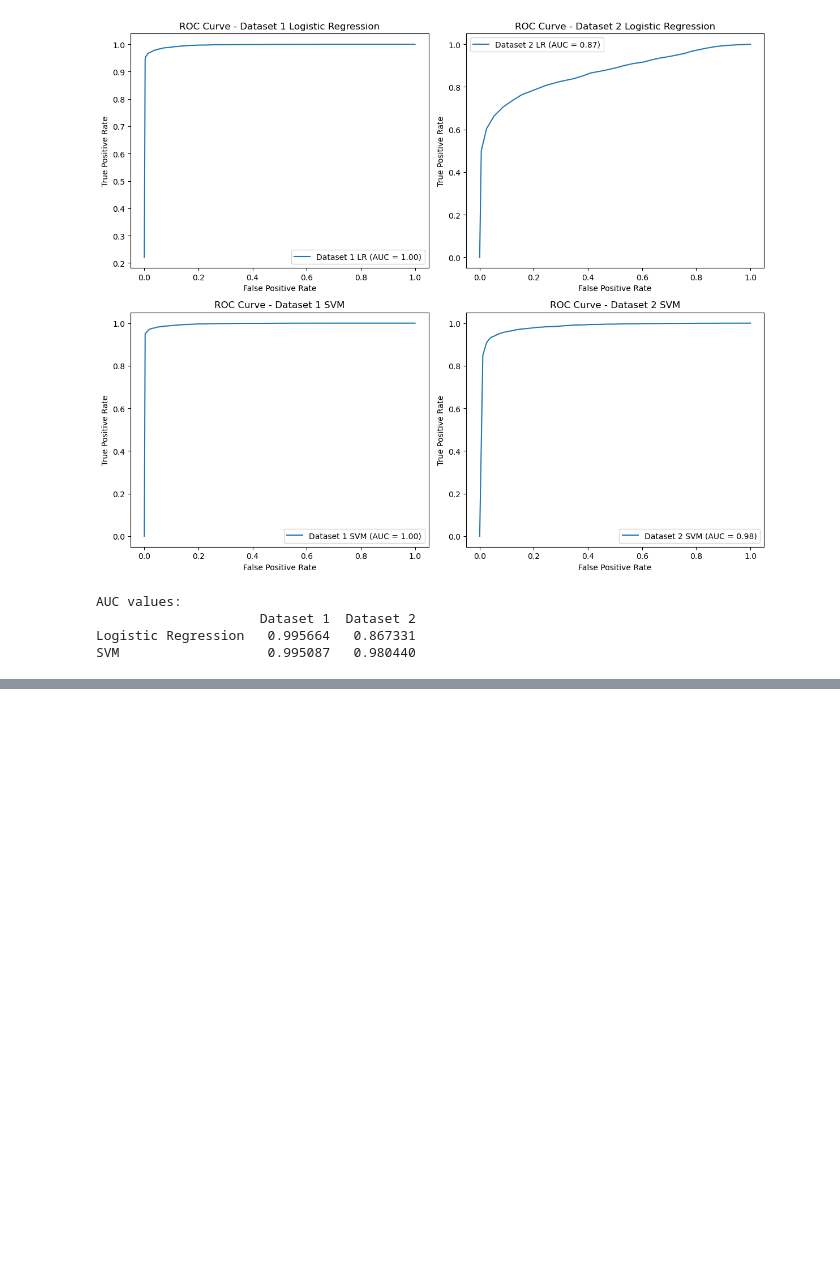
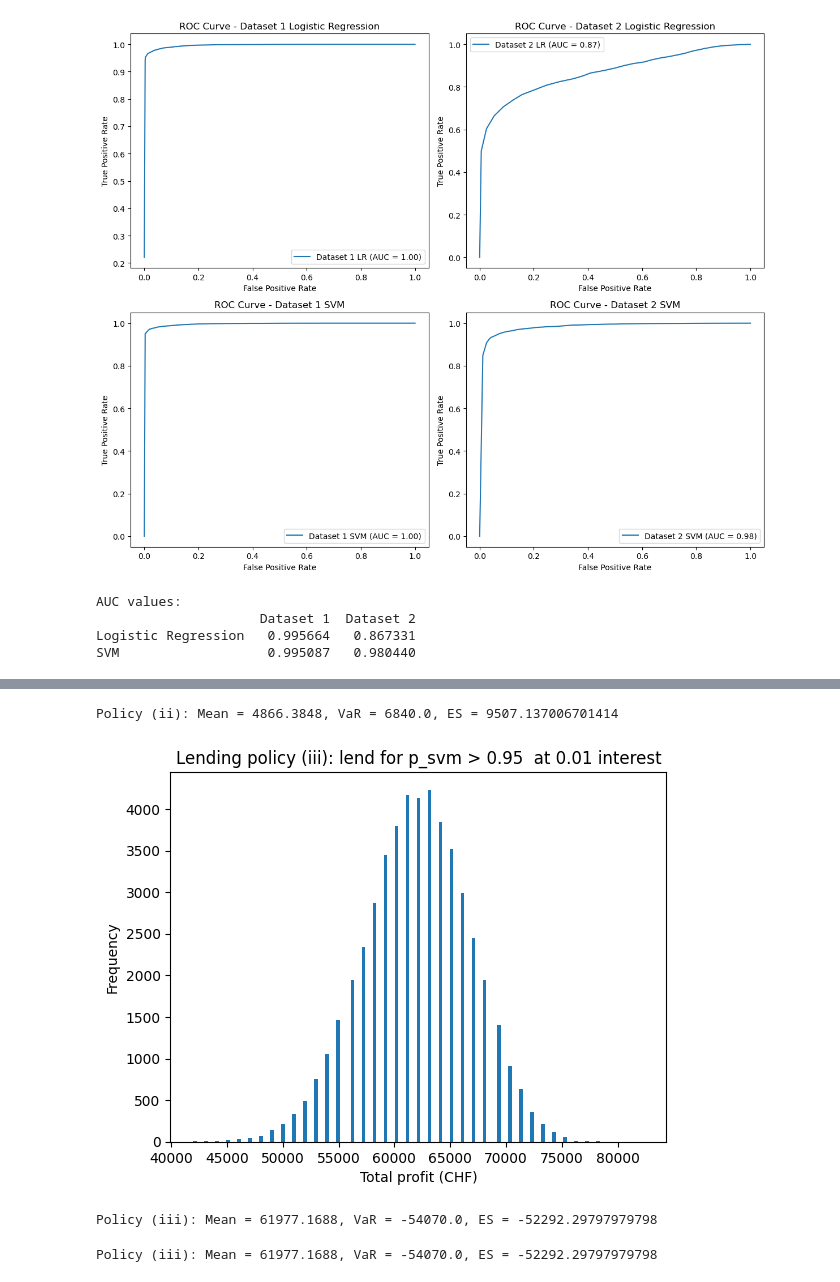
Before and after one commit to Tellefskofteland/QRM_project_2, a Jupyter notebook: Project2_template.ipynb, the cells around one changed output, grey strips where cells are left out. Cells and saved outputs as stored; diff of their text form; code cells hidden in the pictures; blank space fills up the shorter version.

```diff
--- a/Project2_template.ipynb
+++ b/Project2_template.ipynb
@@ -342,0 +374,36 @@ SVM                   0.995087   0.980440
+# %%
+# Calculate expected profit and losses, compute 95%-VaR and 95%-ES
+E_ii = pnl_ii.mean()
+VaR_ii, ES_ii = risk(pnl_ii)
+print(f'Policy (ii): Mean = {E_ii}, VaR = {VaR_ii}, ES = {ES_ii}')
+# %% [output]
+Policy (ii): Mean = 4866.3848, VaR = 6840.0, ES = 9507.137006701414
+# %%
+# Scenario 3:
+# Define Portfolio and possible outcomes using the matrix D and the predicted default probabilities from the SVM model
+lend_svm = (pred2_test[:, 1] > 0.95).astype(int)
+pnl_iii = simulate_policy(0.01, lend_svm)
+# %%
+# Plot the histogram of profits and losses
+plt.hist(pnl_iii, bins = 'auto')
+plt.title('Lending policy (iii): lend for p_svm > 0.95  at 0.01 interest')
+plt.xlabel('Total profit (CHF)')
+plt.ylabel('Frequency')
+plt.show()
+# Calculate expected profit and losses, compute 95%-VaR and 95%-ES
+# %% [output]
+[figure, added]
+# %%
+# Calculate expected profit and losses, compute 95%-VaR and 95%-ES
+E_iii = pnl_iii.mean()
+VaR_iii, ES_iii = risk(pnl_iii)
+print(f'Policy (iii): Mean = {E_iii}, VaR = {VaR_iii}, ES = {ES_iii}')
+# %% [output]
+Policy (iii): Mean = 61977.1688, VaR = -54070.0, ES = -52292.29797979798
+# %%
+# Calculate expected profit and losses, compute 95%-VaR and 95%-ES
+E_iii = pnl_iii.mean()
+VaR_iii, ES_iii = risk(pnl_iii)
+print(f'Policy (iii): Mean = {E_iii}, VaR = {VaR_iii}, ES = {ES_iii}')
+# %% [output]
+Policy (iii): Mean = 61977.1688, VaR = -54070.0, ES = -52292.29797979798
```
Also changed, not shown: parts of 9 cells of this notebook.
